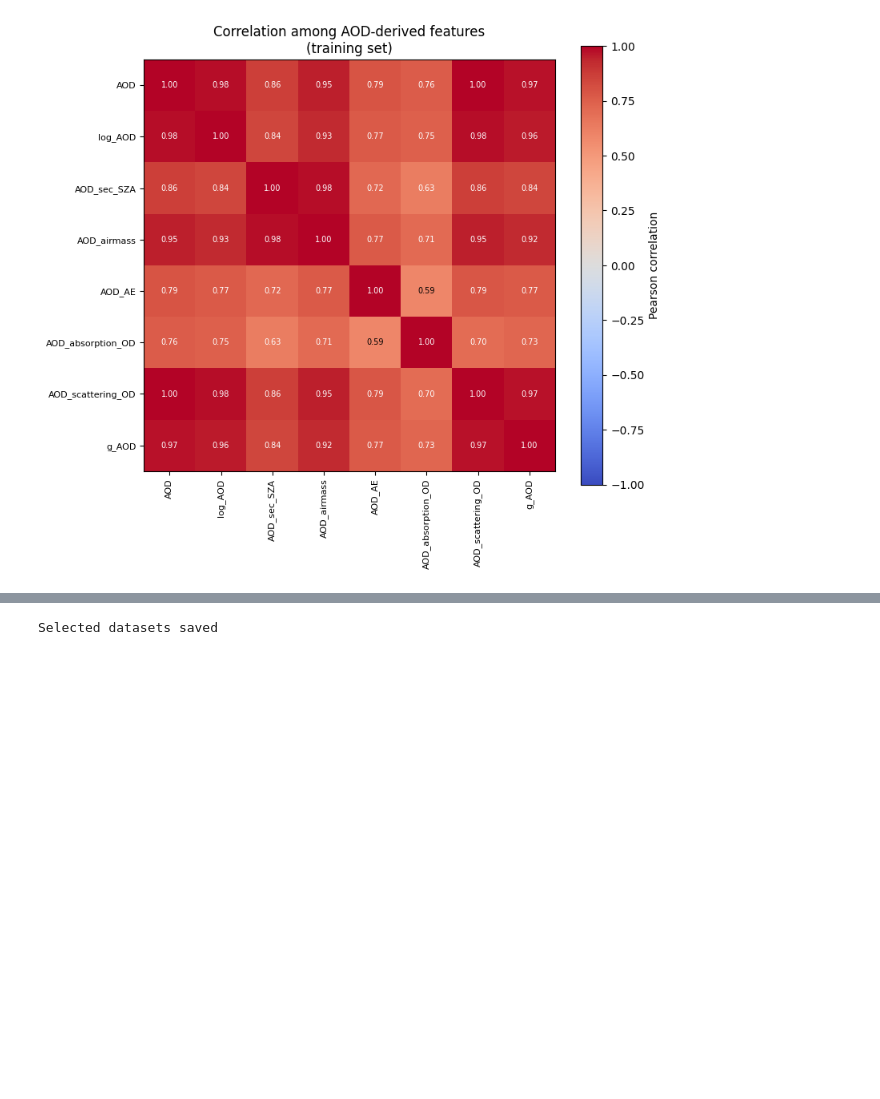
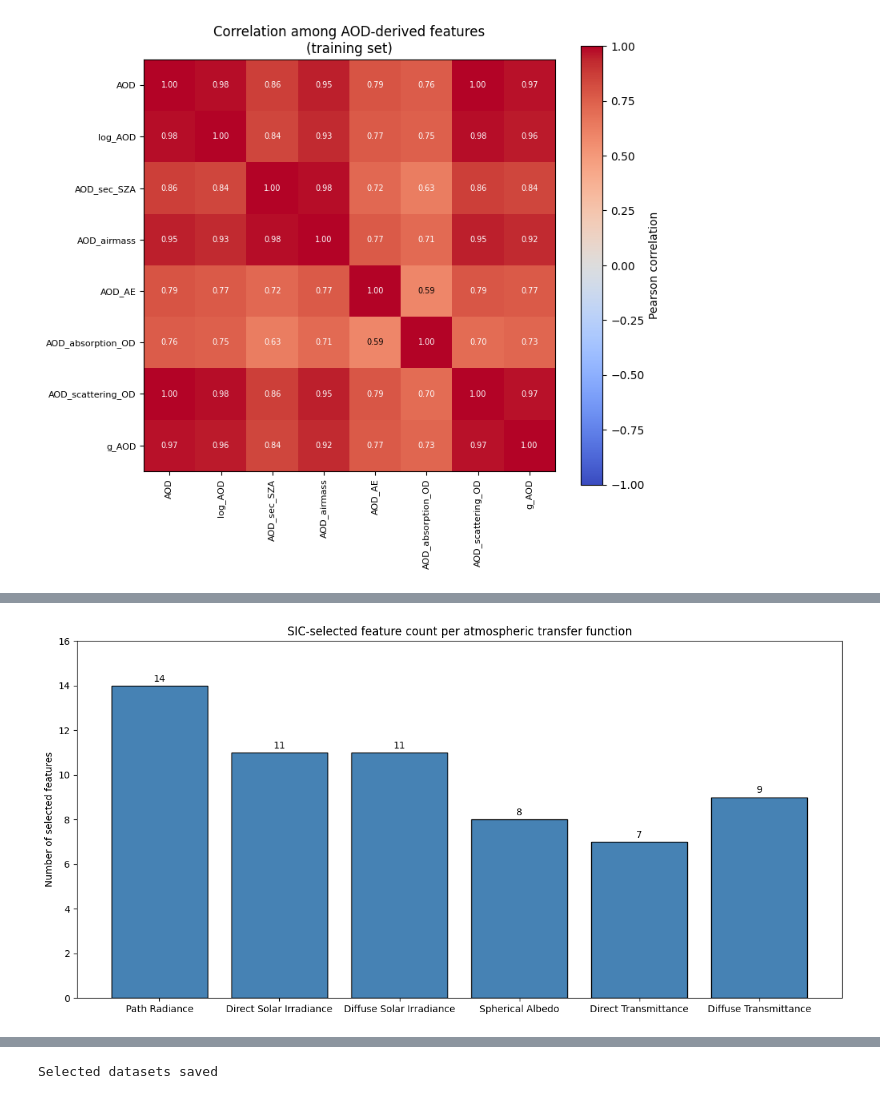
Before and after one commit to Teolul/Masters_Thesis, a Jupyter notebook: nn_feature_selection.ipynb, the cells around one changed output, grey strips where cells are left out. Cells and saved outputs as stored; diff of their text form; code cells hidden in the pictures; blank space fills up the shorter version.

```diff
--- a/nn_feature_selection.ipynb
+++ b/nn_feature_selection.ipynb
@@ -666,0 +727,17 @@ for i, feat_idx in enumerate(features):
+# %%
+n_selected = [len(feats) for feats in all_features]
+labels = globals.function_names_plots
+
+fig, ax = plt.subplots(figsize=(max(12, len(labels) * 1.2), 6))
+bars = ax.bar(labels, n_selected, color="steelblue", edgecolor="black")
+
+for bar, n in zip(bars, n_selected):
+    ax.text(bar.get_x() + bar.get_width() / 2, n + 0.1, str(n), ha="center", va="bottom")
+
+ax.set_ylabel("Number of selected features")
+ax.set_title("SIC-selected feature count per atmospheric transfer function")
+ax.set_ylim(0, max(n_selected) + 2)
+plt.tight_layout()
+plt.show()
+# %% [output]
+[figure, added]
```
Also changed, not shown: parts of 9 cells of this notebook, 2 other files.
